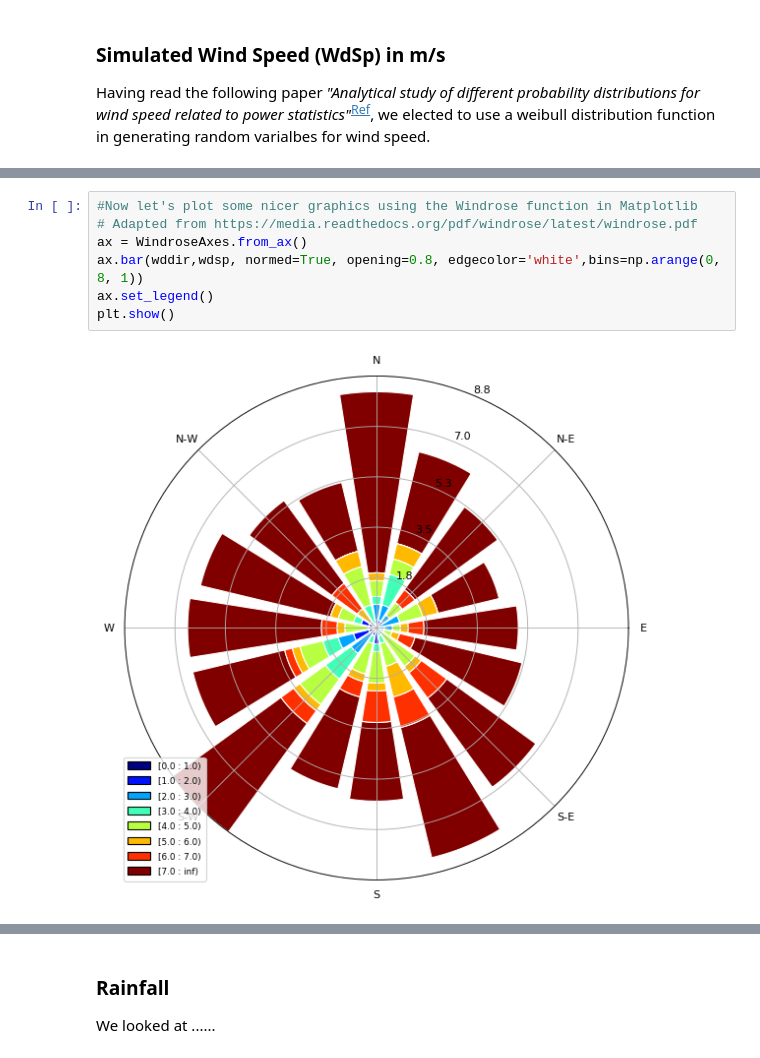
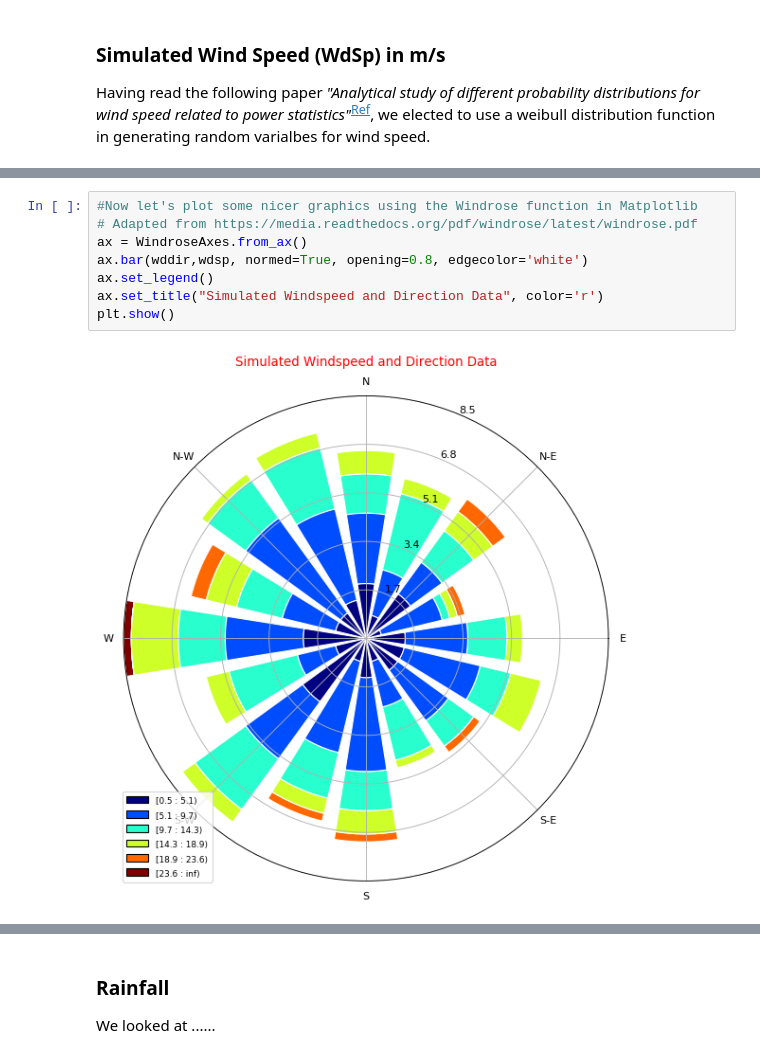
Before and after one commit to jruther/Programming_for_DA_PROJECT, a Jupyter notebook: Programming for DA _PROJECT-Copy2.ipynb, the cells around one changed output, grey strips where cells are left out. Saved outputs shown, nothing was run; the diff lists cells and outputs as text.

Commit message:
comparision plots and write up

```diff
--- a/Programming for DA _PROJECT-Copy2.ipynb
+++ b/Programming for DA _PROJECT-Copy2.ipynb
@@ -224,12 +236,13 @@ Text(0.5,1,'Simulated Wind Direction Data')
 # %%
 #Now let's plot some nicer graphics using the Windrose function in Matplotlib
 # Adapted from https://media.readthedocs.org/pdf/windrose/latest/windrose.pdf
 ax = WindroseAxes.from_ax()
-ax.bar(wddir,wdsp, normed=True, opening=0.8, edgecolor='white',bins=np.arange(0, 8, 1))
+ax.bar(wddir,wdsp, normed=True, opening=0.8, edgecolor='white')
 ax.set_legend()
+ax.set_title("Simulated Windspeed and Direction Data", color='r')
 plt.show()
 # %% [output]
-[figure, old version]
+[figure, new version]
 # %%
 ax = WindroseAxes.from_ax()
 ax.box(wddir,wdsp, bins=np.arange(0, 8, 1))
```
Also changed, not shown: parts of 30 cells of this notebook, 5 other files.
